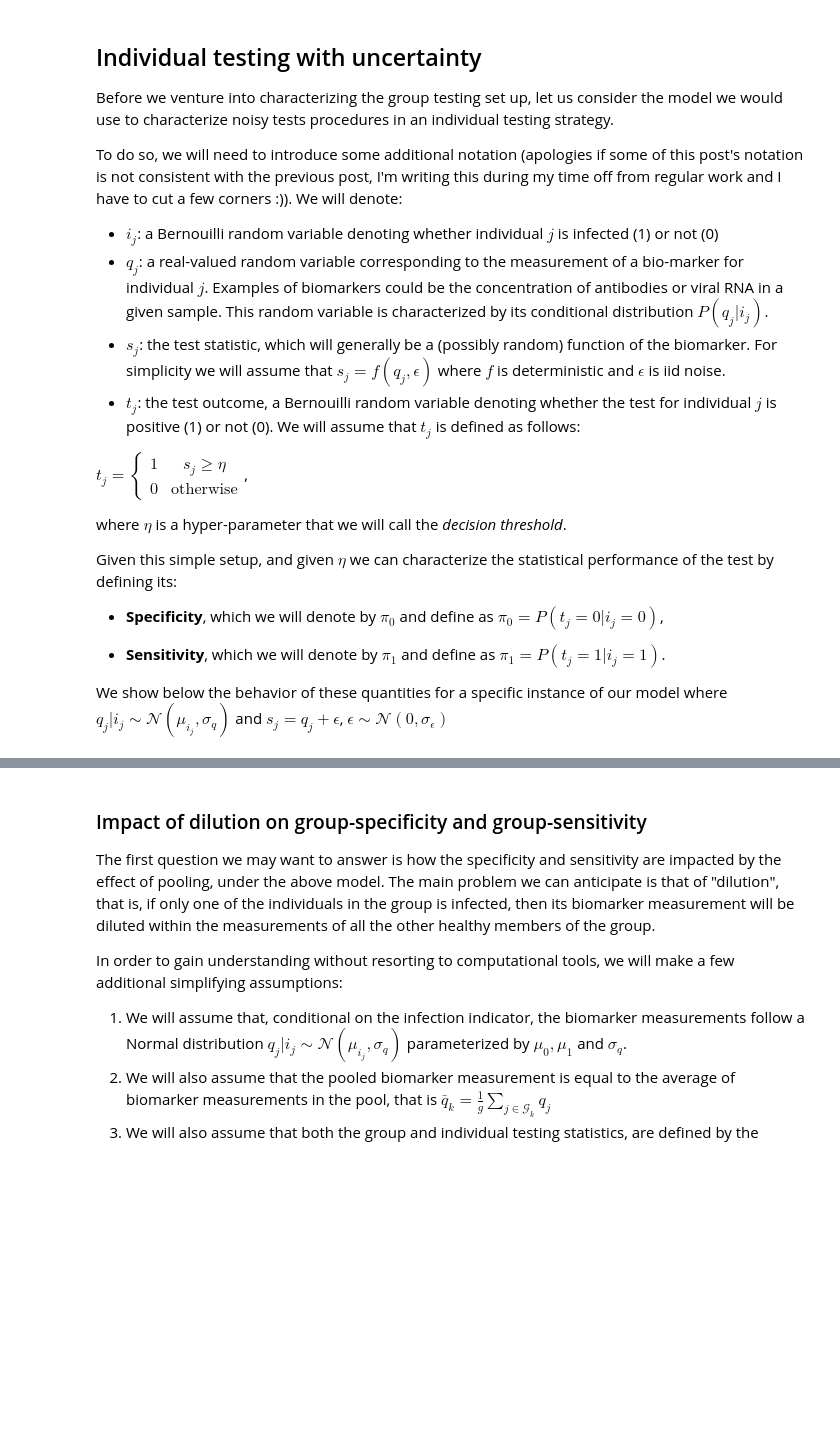
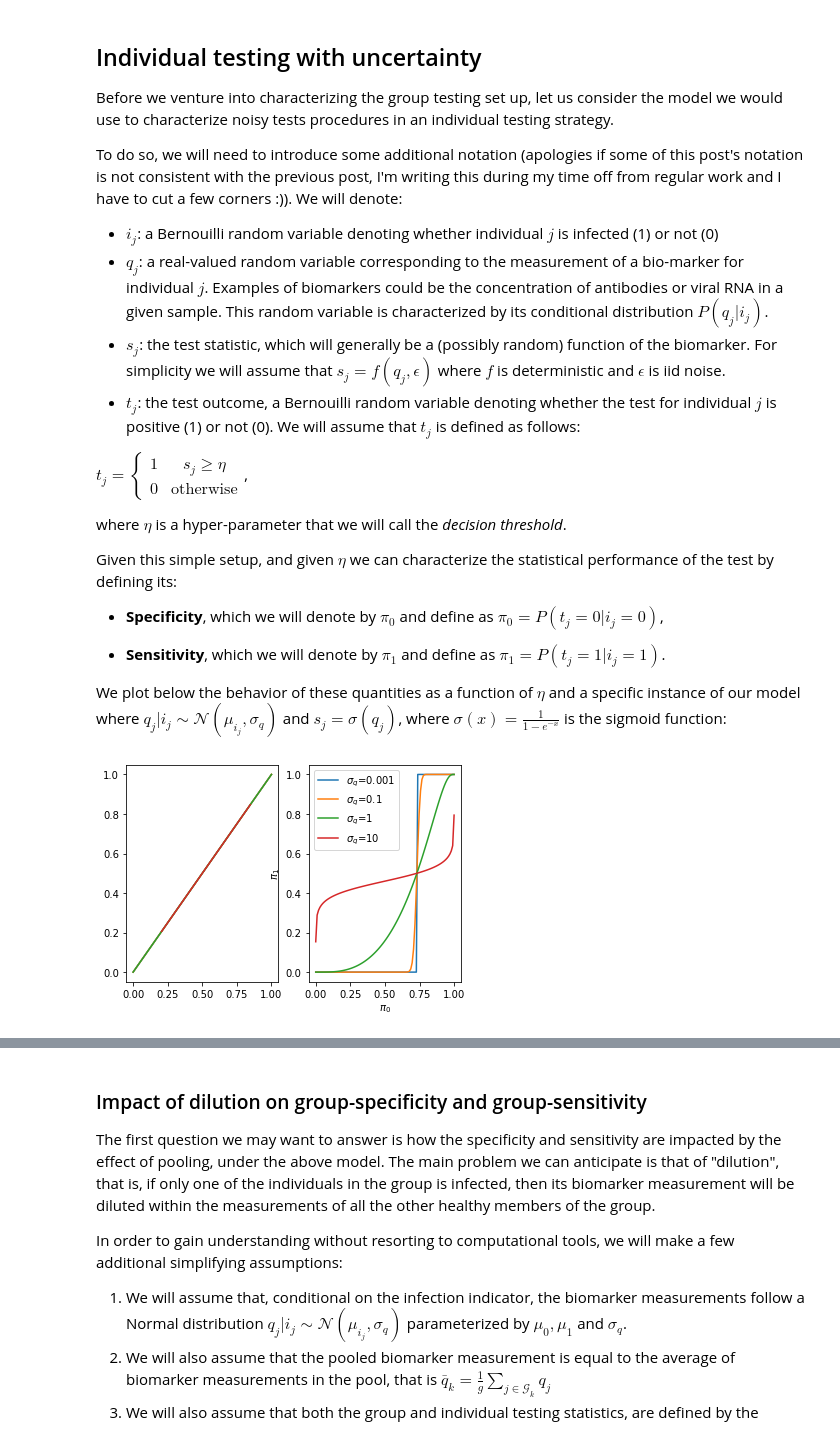
Before and after one commit to atibaup/group-testing, a Jupyter notebook: notebooks/1_group_testing_with_uncertainty.ipynb, the cells around one changed output, grey strips where cells are left out. Saved outputs shown, nothing was run; the diff lists cells and outputs as text; code cells hidden in the pictures; blank space fills up the shorter version.

```diff
--- a/notebooks/1_group_testing_with_uncertainty.ipynb
+++ b/notebooks/1_group_testing_with_uncertainty.ipynb
@@ -45,4 +48,39 @@ Given this simple setup, and given $\eta$ we can characterize the statistical pe
 
 * **Sensitivity**, which we will denote by $\pi_1$ and define as $\pi_1 = P\left(t_j = 1 | i_j = 1 \right)$.
 
-We show below the behavior of these quantities for a specific instance of our model where $q_j | i_j \sim  \mathcal{N}\left(\mu_{i_j}, \sigma_q\right)$ and $s_j = q_j + \epsilon$, $\epsilon \sim \mathcal{N}\left(0, \sigma_{\epsilon}\right)$
+We plot below the behavior of these quantities as a function of $\eta$ and a specific instance of our model where $q_j | i_j \sim  \mathcal{N}\left(\mu_{i_j}, \sigma_q\right)$ and $s_j = \sigma\left(q_j\right)$,  where $\sigma\left(x\right)=\frac{1}{1 - e^{-x}}$ is the sigmoid function:
+# %%
+# \pi_0 = P(q < \sigma^{-1}(\eta) | i = 0)
+# \pi_1 = P(q >= \sigma^{-1}(\eta) | i = 1)
+
+from matplotlib import pyplot as plt
+import numpy as np
+import scipy.stats as st
+
+def inverse_sigma(y):
+    return -np.log((1. - y)/y)
+
+def specificity(eta, mu_0, sigma_q):
+    return st.norm.cdf(inverse_sigma(eta), loc=mu_0, scale=sigma_q)
+
+def sensitivity(eta, mu_1, sigma_q):
+    return 1 - st.norm.cdf(inverse_sigma(eta), loc=mu_1, scale=sigma_q)
+
+mu_0 = 1
+mu_1 = 10
+sigma_q_s = [0.001, 0.1, 1, 10]
+
+eta_choices = np.linspace(1e-4, 0.9999, 100)
+fig, axs = plt.subplots(1, 2)
+for sigma_q in sigma_q_s:
+    specificities = specificity(eta_choices, mu_0, sigma_q)
+    sensitivities = sensitivity(eta_choices, mu_0, sigma_q)
+    axs[0].plot(1-specificities, sensitivities, label=f'$\sigma_q$={sigma_q}')
+    axs[1].plot(eta_choices, specificities, label=f'$\sigma_q$={sigma_q}')
+
+plt.ylabel('$\pi_1$')
+plt.xlabel('$\pi_0$')
+plt.legend()
+plt.show()
+# %% [output]
+[figure, added]
```
Also changed, not shown: parts of 2 cells of this notebook, 3 other files.
